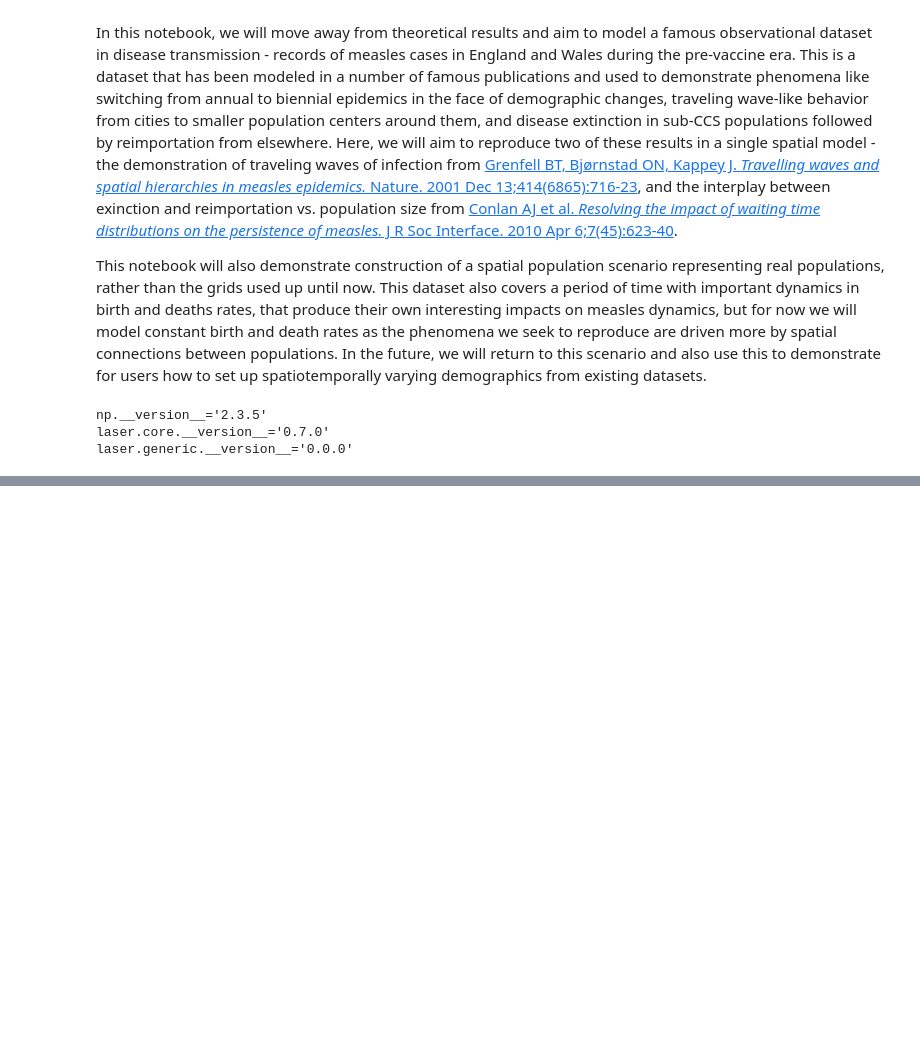
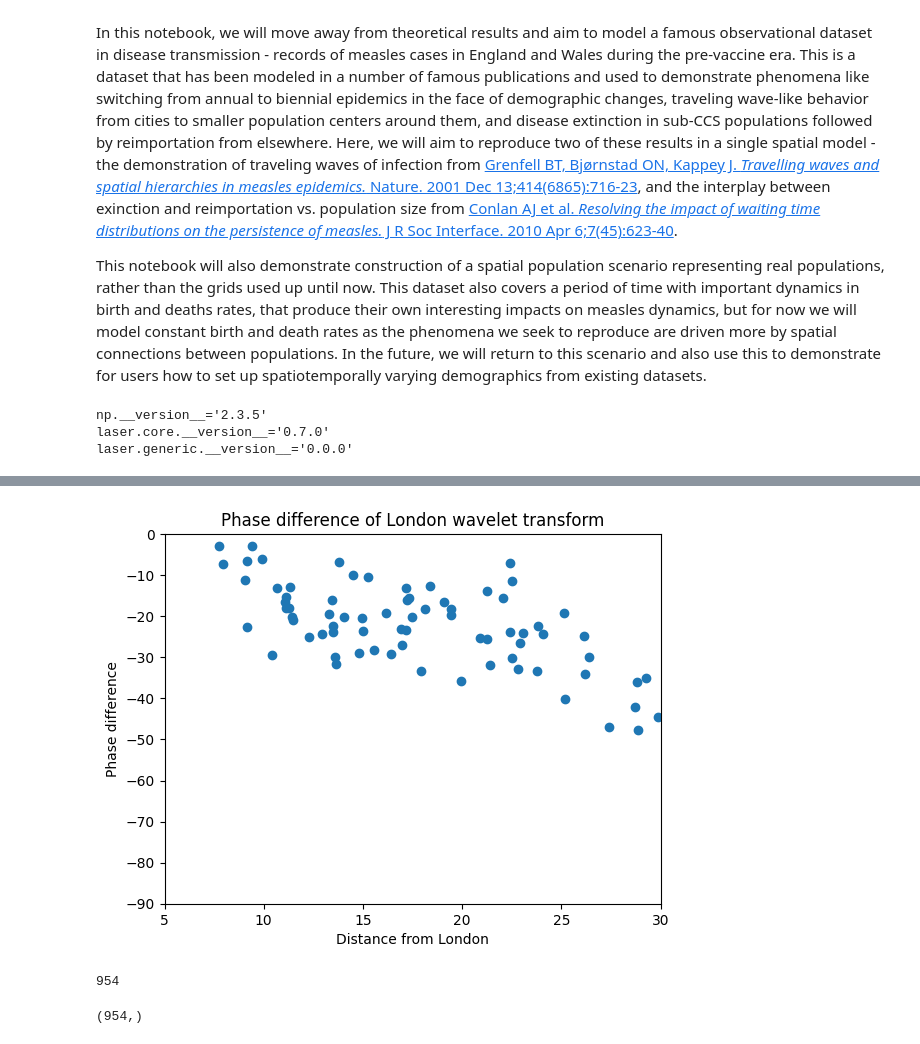
Before and after one commit to laser-base/laser-generic, a Jupyter notebook: docs/tutorials/notebooks/10_England_and_Wales.ipynb, the cells around one changed output, grey strips where cells are left out. Drawn from its saved outputs; the diff is of its cells as text; code cells hidden in the pictures; blank space fills up the shorter version.

```diff
--- a/docs/tutorials/notebooks/10_England_and_Wales.ipynb
+++ b/docs/tutorials/notebooks/10_England_and_Wales.ipynb
@@ -849,0 +445,33 @@ betas[35], scalars[35]
+# %%
+# Get the cases for London from EWdata
+distances = np.load(os.path.join("..","..","..", "data", "EnglandWalesdistances.npy"))
+
+
+EWdata = pd.DataFrame([{"name": placename,
+         "population": place.population[0],
+         "latitude": place.latitude,
+         "longitude": place.longitude} for placename, place in engwal.places.items()])
+
+EWdata["cases"] = EWdata["name"].apply(lambda name: engwal.places[name].cases)
+
+# Calculate distances between all locations
+locations = np.array([[place.latitude, place.longitude] for place in engwal.places.values()])
+
+# Calculate wavelet transforms and phase differences from London
+london_idx = EWdata[EWdata["name"].str.contains("London", case=False)].index[0]
+london_cases = EWdata[EWdata["name"].str.contains("London", case=False)]["cases"].iloc[0]
+
+ref_cwt, frequencies = calc_Ws(np.array(london_cases.flatten()))
+distances_from_london = distances[london_idx, :]
+
+x_data, y_data, y2_data = wavelet_phase_diff(  EWdata, distances_from_london, ref_cwt)
+# Plot phase differences
+plt.plot(x_data, -y_data*180/np.pi, 'o')
+plt.xlim(5, 30)
+plt.ylim(-90, 0)
+plt.xlabel("Distance from London")
+plt.ylabel("Phase difference")
+plt.title("Phase difference of London wavelet transform")
+plt.show()
+# %% [output]
+[figure, added]
@@ -849,0 +493,8 @@ betas[35], scalars[35]
+# %%
+cases[520:, :].shape[1]
+# %% [output]
+954
+# %%
+y.shape
+# %% [output]
+(954,)
```
Also changed, not shown: parts of 49 cells of this notebook.
